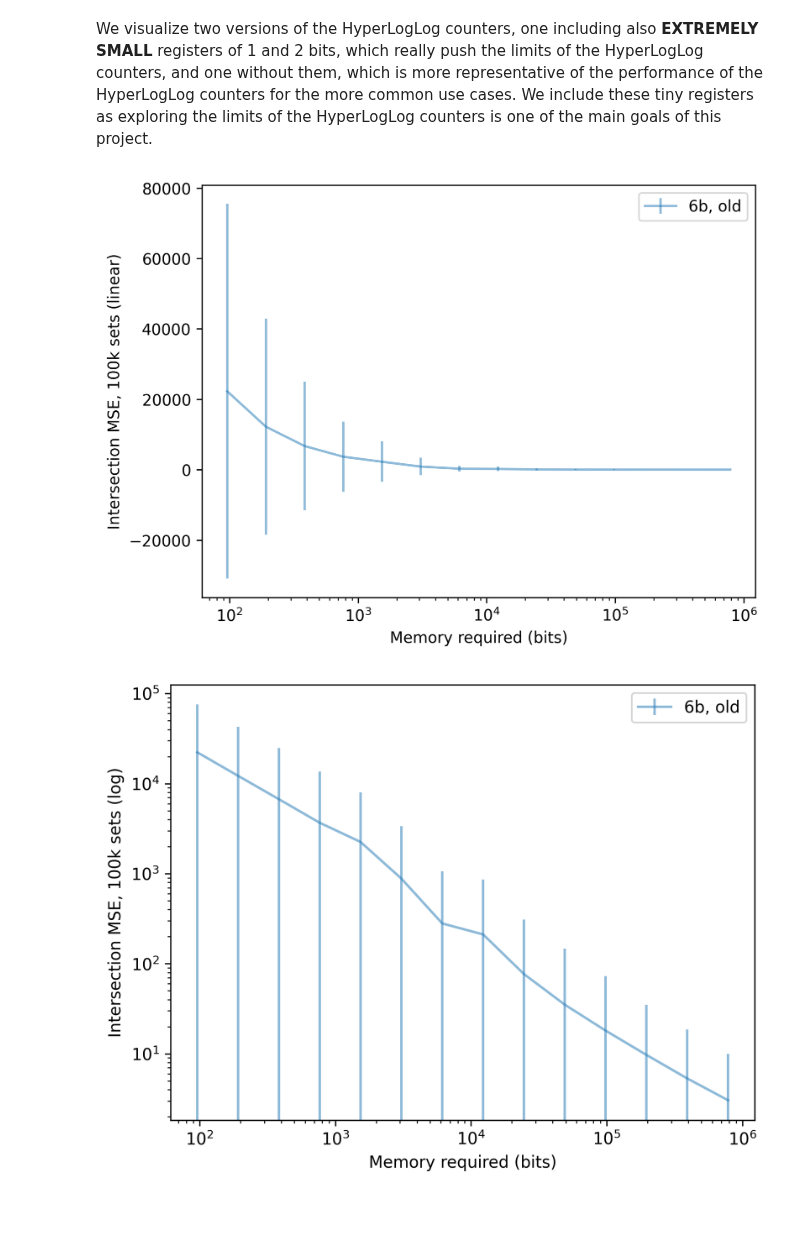
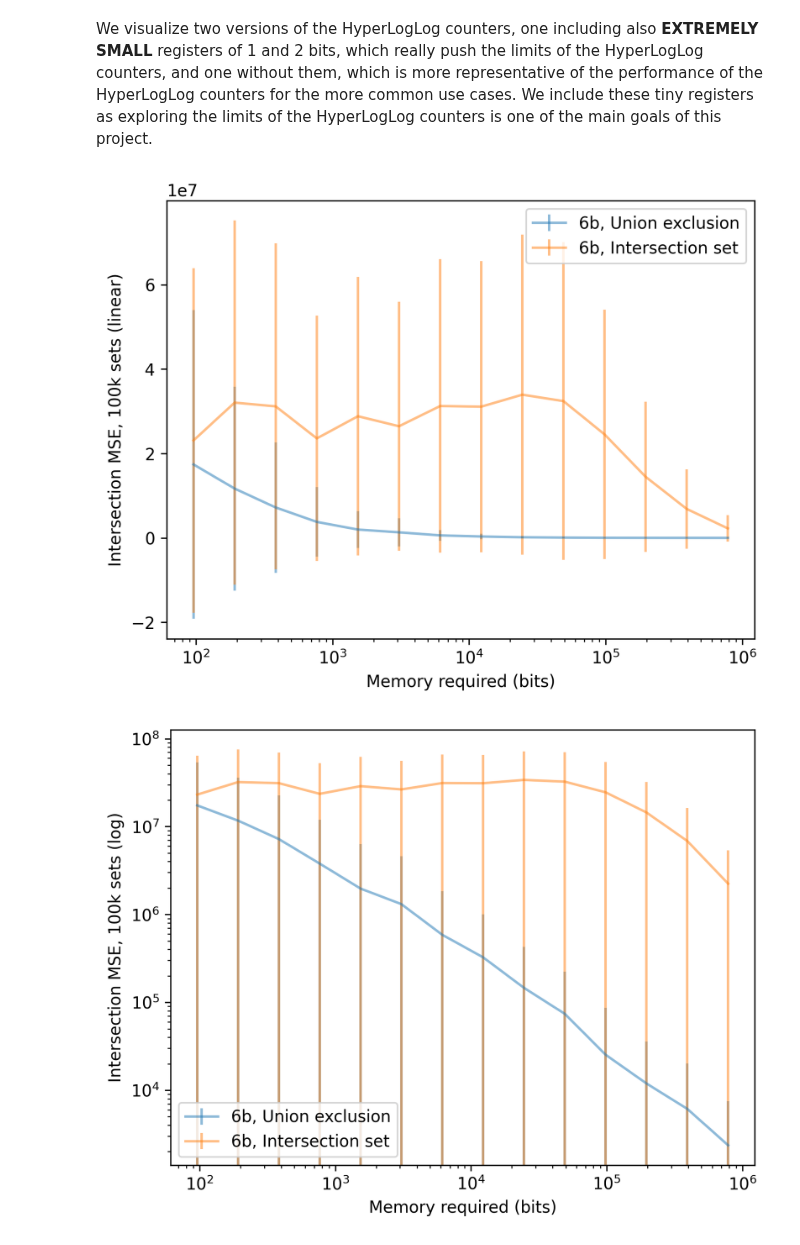
Before and after one commit to LucaCappelletti94/hyperloglog-rs, a Jupyter notebook: Intersection evaluations.ipynb, the cells around one changed output. Drawn from its saved outputs; the diff is of its cells as text; code cells hidden in the pictures; blank space fills up the shorter version.

```diff
--- a/Intersection evaluations.ipynb
+++ b/Intersection evaluations.ipynb
@@ -11,7 +8,7 @@ The Jaccard similarity is a measure of similarity between two sets. It is define
 An HyperLogLog counter is a probabilistic data structure used to estimate the cardinality of a set. It is based on the observation that the cardinality of a set can be estimated by the maximum number of leading zeros in the binary representation of the hashes of the elements of the set. The HyperLogLog counter is a data structure that stores the maximum number of leading zeros for a set of hashes. The counter is initialized with a number of bits, which determines the maximum number of leading zeros that can be stored. The counter is then updated with the hashes of the elements of the set. The estimate of the cardinality is then given by the harmonic mean of the values stored in the counter. HyperLogLog counters can be used to compute the cardinality of the union of two sets by taking the maximum of the values stored in the two counters, and therefore we can also compute the Jaccard similarity of two sets.
 # %%
 import pandas as pd
-df2 = pd.read_csv("intersection_cardinality_benchmark.tsv", sep="\t")
-df2["memory"] = 2**df.precision * df.bits
-df2
+df = pd.read_csv("intersection_cardinality_benchmark.tsv", sep="\t")
+df["memory"] = 2**df.precision * df.bits
+df
 # %% [output]
@@ -69,15 +51,14 @@ number_of_words = [
 # %% [markdown]
 We parallelize the computation of the Jaccard similarity using MinHash, which is significantly slower than the HyperLogLog counters as while the former is an extensively optimized Rust implementation, the latter is more didactical Python implementation.
 # %%
-df["old_squared_error"] = (df.exact - df.old_approximation)**2
-#df["new_squared_error"] = (df.exact - df.new_approximation)**2
-#df["bounded_squared_error"] = (df.exact - df.bounded_approximation)**2
+df["union_exclusion"] = (df.exact - df.union_exclusion)**2
+df["intersection_set"] = (df.exact - df.intersection_set)**2
 columns = [
-    "old_squared_error",
-    #"new_squared_error",
+    "union_exclusion",
+    "intersection_set",
     #"bounded_squared_error"
 ]
-data_hll = df.groupby(["precision", "bits", "memory", "hash_name"])[columns].agg(["mean", "std"])
+data_hll = df.groupby(["precision", "bits", "memory"])[columns].agg(["mean", "std"])
 data_hll = data_hll.reset_index()
 data_hll
 # %% [output]
@@ -99,46 +80,31 @@ data_hll
 We visualize two versions of the HyperLogLog counters, one including also **EXTREMELY SMALL** registers of 1 and 2 bits, which really push the limits of the HyperLogLog counters, and one without them, which is more representative of the performance of the HyperLogLog counters for the more common use cases. We include these tiny registers as exploring the limits of the HyperLogLog counters is one of the main goals of this project.
 # %%
 import matplotlib.pyplot as plt
+from sanitize_ml_labels import sanitize_ml_labels
 
 bits_to_discard = (1, 2, 3, 4, 5)
-
-hash_name_line_style = {
-    "Hasher64_1": "-",
-    "MetroHasher": "-",
-    "SipHasher13": "--",
-    "SipHasher24": "-.",
-    "HighwayHasher": ":",
-}
-
-hash_name_marker_style = {
-    "Hasher64_1": "o",
-    "MetroHasher": "o",
-    "SipHasher13": "^",
-    "SipHasher24": "s",
-    "HighwayHasher": "x",
-}
 
 for yscale in ("linear", "log"):
     fig, axes = plt.subplots(dpi=300)
     for bits in data_hll["bits"].unique():
         if bits in bits_to_discard:
             continue
         for column in columns:
             filtered = data_hll[data_hll.bits == bits]
 
             plt.errorbar(
                 filtered.memory,
                 filtered[column]["mean"],
                 filtered[column]["std"],
                 alpha=0.5,
-                label=f"{bits}b, {column.split('_')[0]}"
+                label=f"{bits}b, {sanitize_ml_labels(column)}"
             )
     plt.legend()
     plt.xscale("log")
     plt.yscale(yscale)
     plt.ylabel(f"Intersection MSE, 100k sets ({yscale})")
     plt.xlabel("Memory required (bits)")
     plt.show()
 # %% [output]
-[figure, old version]
+[figure, new version]
-[figure, old version]
+[figure, new version]
```
Also changed, not shown: parts of 4 cells of this notebook, 35 other files.
